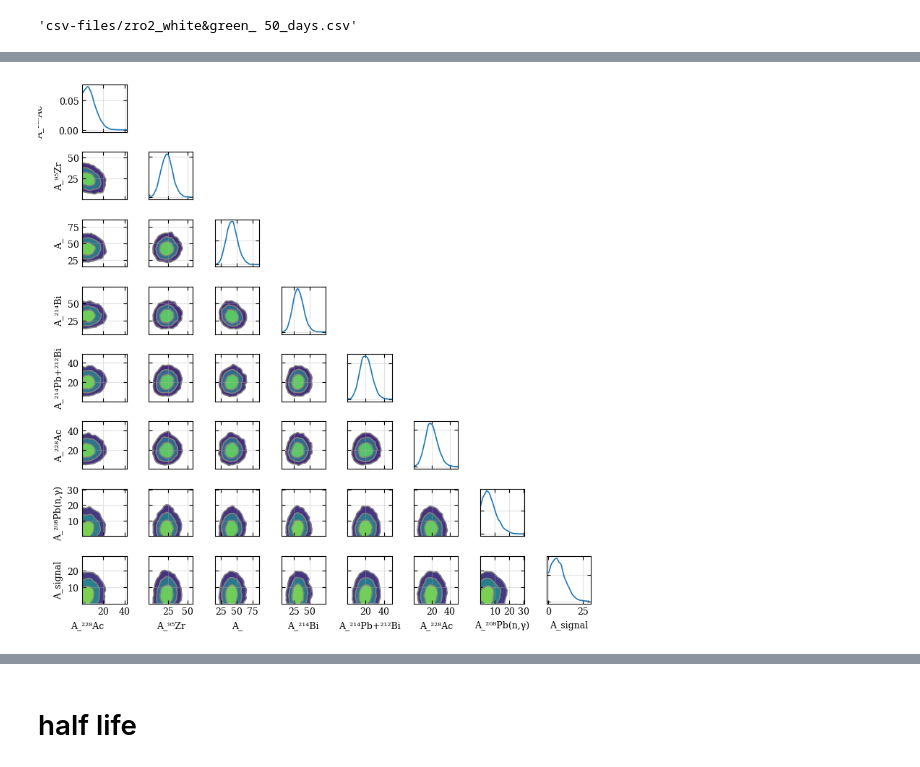
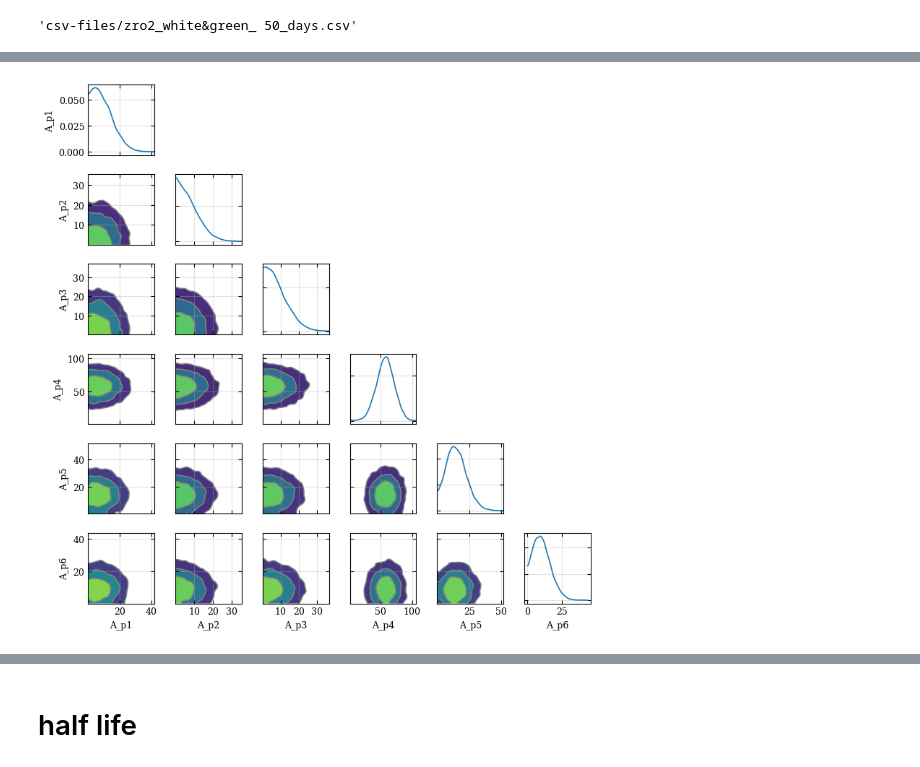
Before and after one commit to RitaF00/ZrO2-double-beta-decay, a Jupyter notebook: 96Zr_finale_397.ipynb, the cells around one changed output, grey strips where cells are left out. Cells and saved outputs as stored; diff of their text form; code cells hidden in the pictures.

```diff
--- a/96Zr_finale_397.ipynb
+++ b/96Zr_finale_397.ipynb
@@ -255,14 +255,10 @@ FILES = {
 ENERGY_RANGE = (0, 3000)
 BIN_WIDTH = 0.42
 
-SIGNAL = {
-    "mu": 551.8,
-    "roi": (500, 600),
-}
 
 SIGNAL = {
     "mu": 396.9,
-    "roi": (350, 450),
+    "roi": (340, 450),
 }
 
 SAMPLING_CONFIG = {
@@ -319,16 +329,21 @@ BACKGROUND_PEAKS = {
 # %%
 BACKGROUND_PEAKS = {
-    "²²⁸Ac            ": {"E": 755.3, "N": 3.55},
-    "⁹⁵Zr": {"E": 756.73, "N": 6.5},
-    "": {"E": 765.8, "N": 18},
-    "²¹⁴Bi": {"E": 768.4, "N": 5.11},
-    # "⁸²Br": {"E": 776.5, "N": 0},
-    # "⁶⁵Zr": {"E": 770.62, "N": 0},
-    # "²¹⁴Pb + ²¹²Bi": {"E": 785.95, "N": 3.33},
-    # "²²⁸Ac-supp": {"E": 781.9, "N": 3.33},
-    "²¹⁴Pb+²¹²Bi": {"E": 785.5, "N": 0},
-    "²²⁸Ac": {"E": 794.947, "N": 3.55},
-    "²⁰⁸Pb(n,γ)": {"E": 798, "N": 0},
+    "²¹¹Bi":{"E": 351.05, "N":0},
+    "²¹⁴Pb": {"E": 351.92, "N": 0},
+    "": {"E": 354.1, "N": 18},
+    "70Ge(n,γ)": {"E": 391.3, "N" :0},
+    "115In(n,γ)": {"E":385.1 , "N":0},
+    "219Rn": {"E": 401.8, "N": 18},
+    "²¹¹Pb": {"E": 404.85, "N": 18},
+    "²²⁸Ac ": {"E": 409.462, "N": 3.55},
+    "²¹¹Pb_2": {"E": 427.09, "N": 18},
+    "⁴⁰K (DEP)" :{"E":438.9, "N":0},
+    "p1" : {"E": 369, "N":0},
+    "p2" : {"E": 379, "N":0},
+    "p3" : {"E": 386, "N":0},
+    "p4" : {"E": 393, "N":0},
+    "p5" : {"E": 421, "N":0},
+    "p6" : {"E": 433, "N":0}
 }
 # %%
 roi_mask = (
@@ -522,26 +1039,26 @@ summary
 # %%
 
 # ============================================================
 # CORRELATION PLOTS
 # ============================================================
 A_vars = [v for v in trace.posterior.data_vars if v.startswith("A_")]
 
 axes = az.plot_pair(
     trace,
-    var_names=A_vars,
+    var_names=A_vars[10:-1],
     kind="kde",
     marginals=True,
     figsize=(8, 8),
     textsize=9,
 )
 
 for ax in axes.flatten():
     ax.grid(alpha=0.35)
 
 plt.tight_layout()
 plt.show()
 # %% [output]
-[figure, old version]
+[figure, new version]
 # %%
 
 
```
Also changed, not shown: parts of 24 cells of this notebook, 10 other files.
